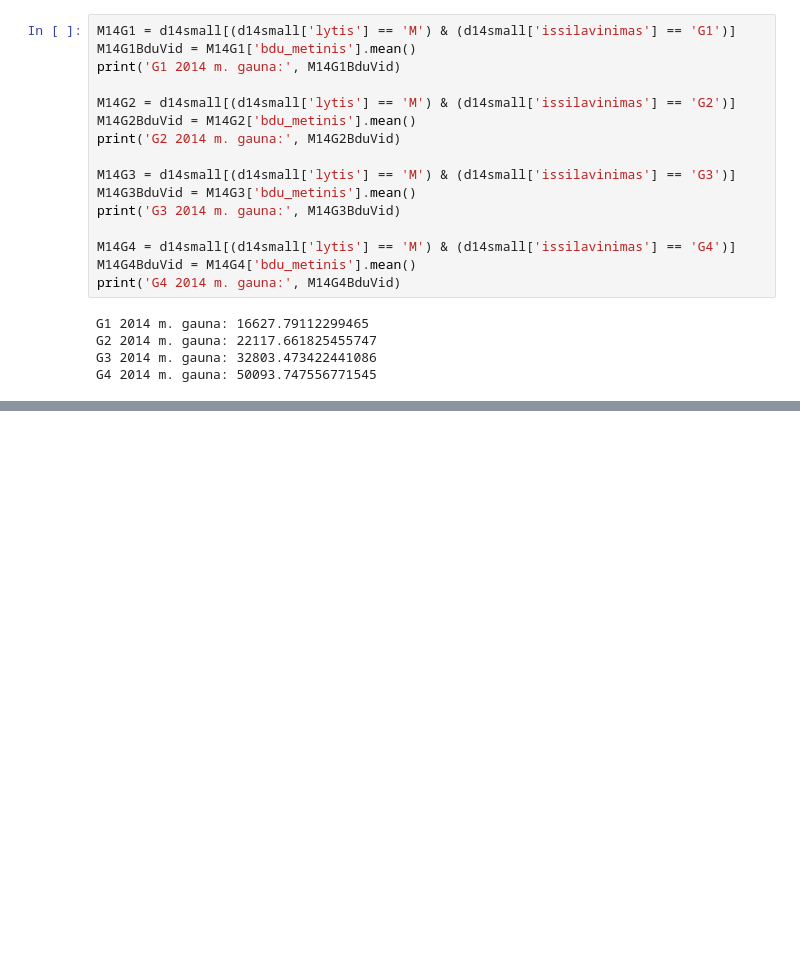
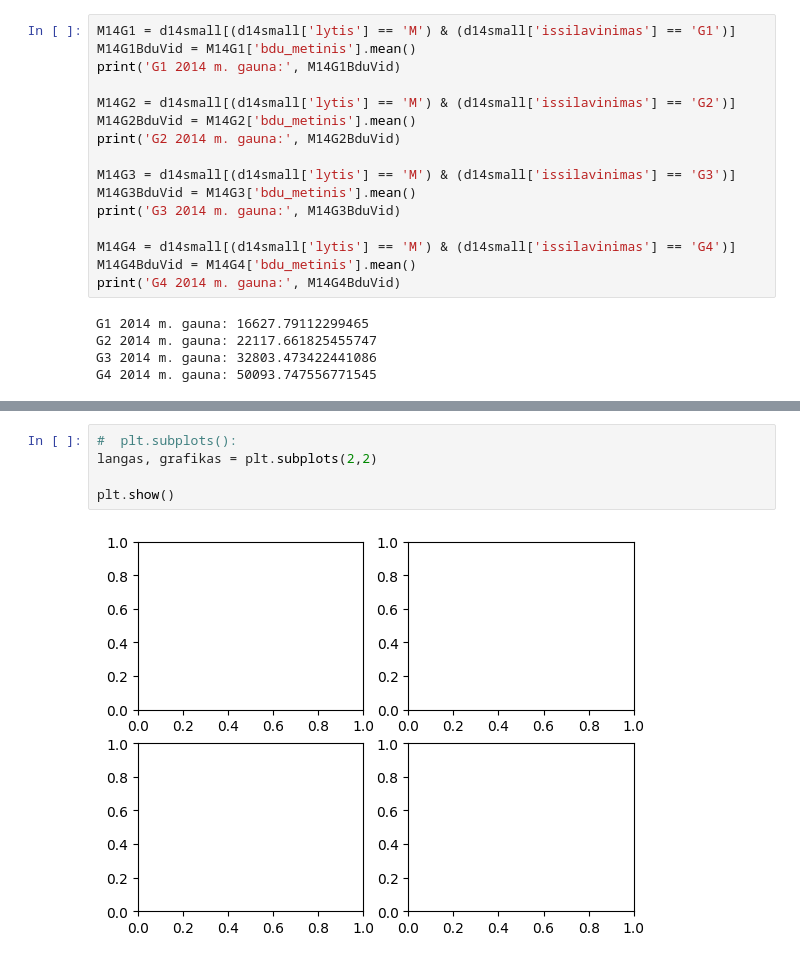
Before and after one commit to Vatakill/JupyterNotebooksR, a Jupyter notebook: pandos.ipynb, the cells around one changed output, grey strips where cells are left out. Saved outputs shown, nothing was run; the diff lists cells and outputs as text; blank space fills up the shorter version.

```diff
--- a/pandos.ipynb
+++ b/pandos.ipynb
@@ -228,0 +515,7 @@ G4 2014 m. gauna: 50093.747556771545
+# %%
+#  plt.subplots():
+langas, grafikas = plt.subplots(2,2)
+
+plt.show()
+# %% [output]
+[figure, added]
```
Also changed, not shown: parts of 45 cells of this notebook.
